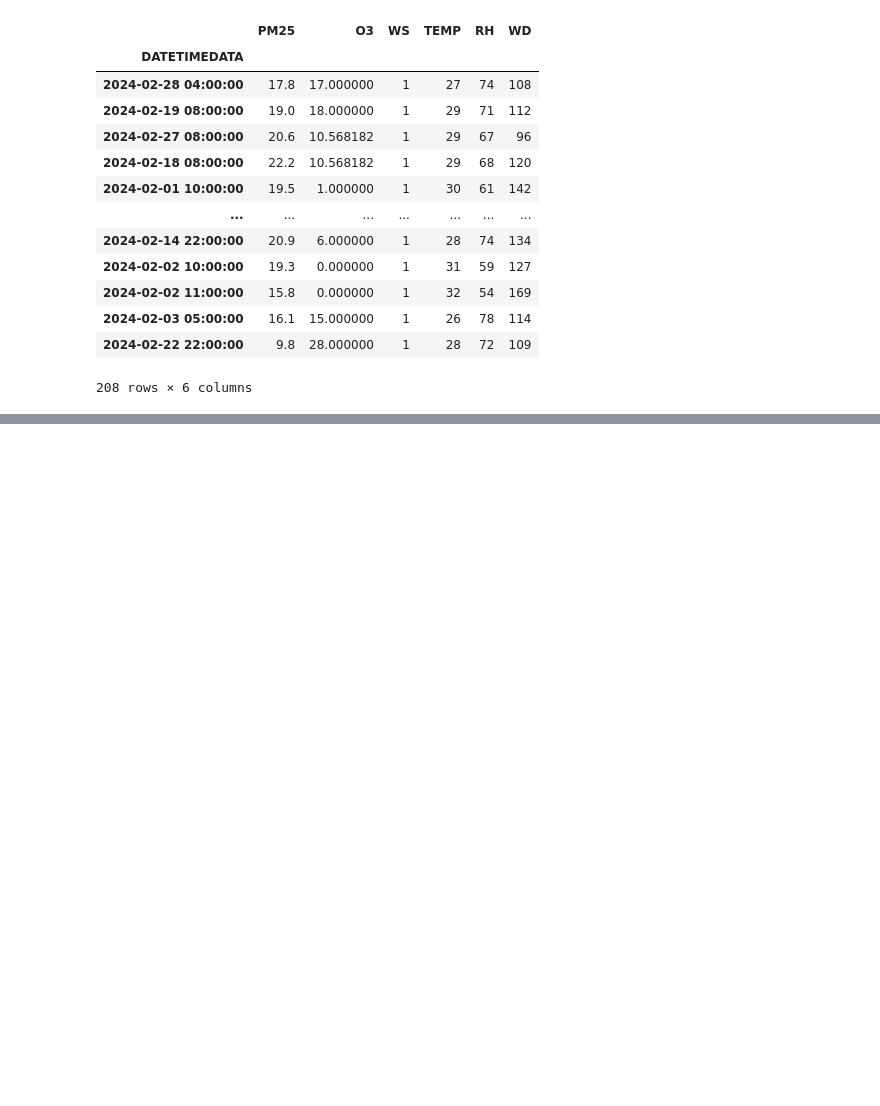
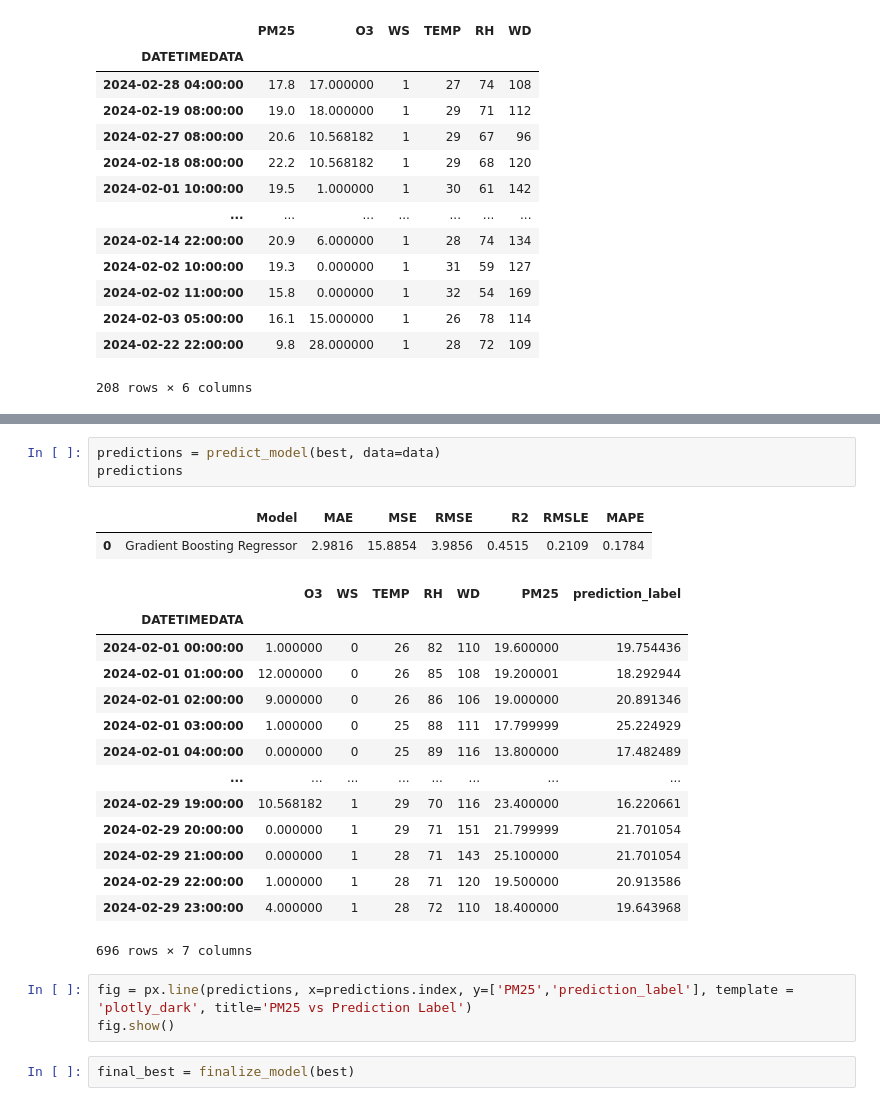
Before and after one commit to Pikcolo/team_project, a Jupyter notebook: model_pm25.ipynb, the cells around one changed output, grey strips where cells are left out. Drawn from its saved outputs; the diff is of its cells as text; blank space fills up the shorter version.

```diff
--- a/model_pm25.ipynb
+++ b/model_pm25.ipynb
@@ -143,0 +212,25 @@ test
+# %%
+predictions = predict_model(best, data=data)
+predictions
+# %% [output]
+|  | Model | MAE | MSE | RMSE | R2 | RMSLE | MAPE |
+| 0 | Gradient Boosting Regressor | 2.9816 | 15.8854 | 3.9856 | 0.4515 | 0.2109 | 0.1784 |
+|  | O3 | WS | TEMP | RH | WD | PM25 | prediction_label |
+| DATETIMEDATA |  |  |  |  |  |  |  |
+| 2024-02-01 00:00:00 | 1.000000 | 0 | 26 | 82 | 110 | 19.600000 | 19.754436 |
+| 2024-02-01 01:00:00 | 12.000000 | 0 | 26 | 85 | 108 | 19.200001 | 18.292944 |
+| 2024-02-01 02:00:00 | 9.000000 | 0 | 26 | 86 | 106 | 19.000000 | 20.891346 |
+| 2024-02-01 03:00:00 | 1.000000 | 0 | 25 | 88 | 111 | 17.799999 | 25.224929 |
+| 2024-02-01 04:00:00 | 0.000000 | 0 | 25 | 89 | 116 | 13.800000 | 17.482489 |
+| ... | ... | ... | ... | ... | ... | ... | ... |
+| 2024-02-29 19:00:00 | 10.568182 | 1 | 29 | 70 | 116 | 23.400000 | 16.220661 |
+| 2024-02-29 20:00:00 | 0.000000 | 1 | 29 | 71 | 151 | 21.799999 | 21.701054 |
+| 2024-02-29 21:00:00 | 0.000000 | 1 | 28 | 71 | 143 | 25.100000 | 21.701054 |
+| 2024-02-29 22:00:00 | 1.000000 | 1 | 28 | 71 | 120 | 19.500000 | 20.913586 |
+| 2024-02-29 23:00:00 | 4.000000 | 1 | 28 | 72 | 110 | 18.400000 | 19.643968 |
+696 rows × 7 columns
+# %%
+fig = px.line(predictions, x=predictions.index, y=['PM25','prediction_label'], template = 'plotly_dark', title='PM25 vs Prediction Label')
+fig.show()
+# %%
+final_best = finalize_model(best)
```
Also changed, not shown: parts of 10 cells of this notebook.
